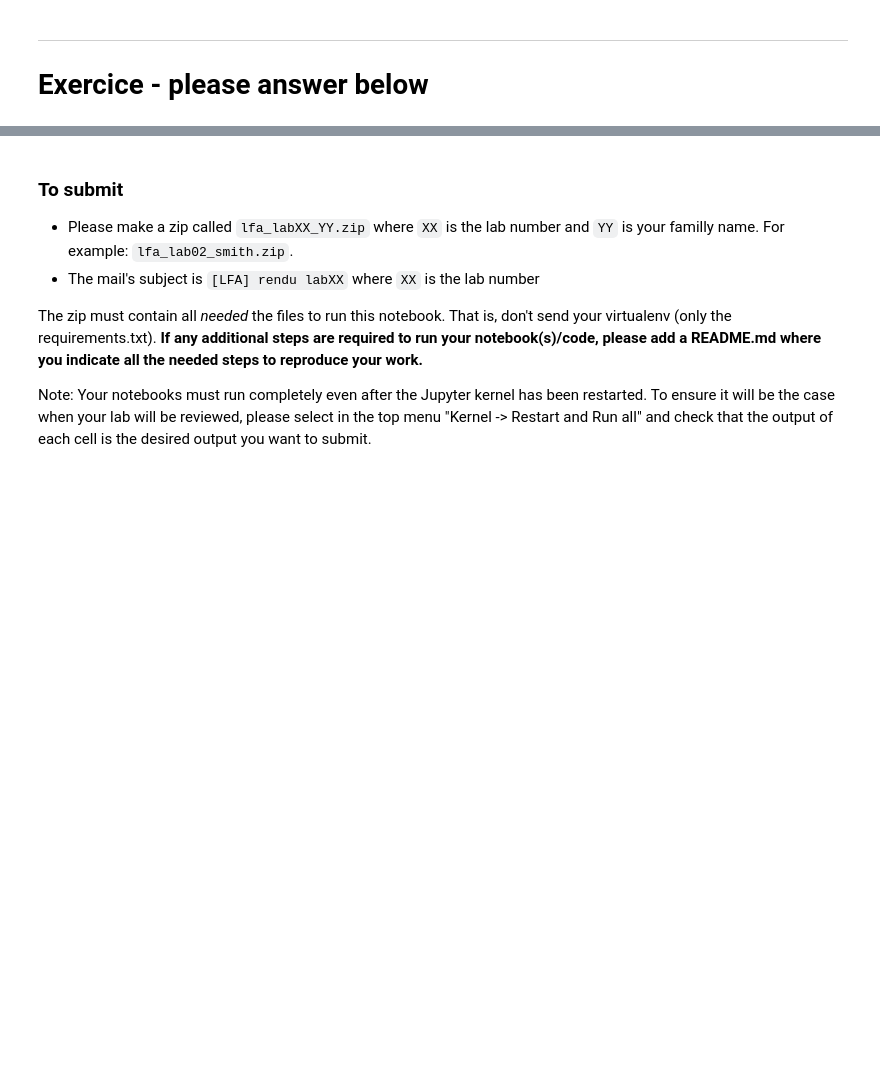
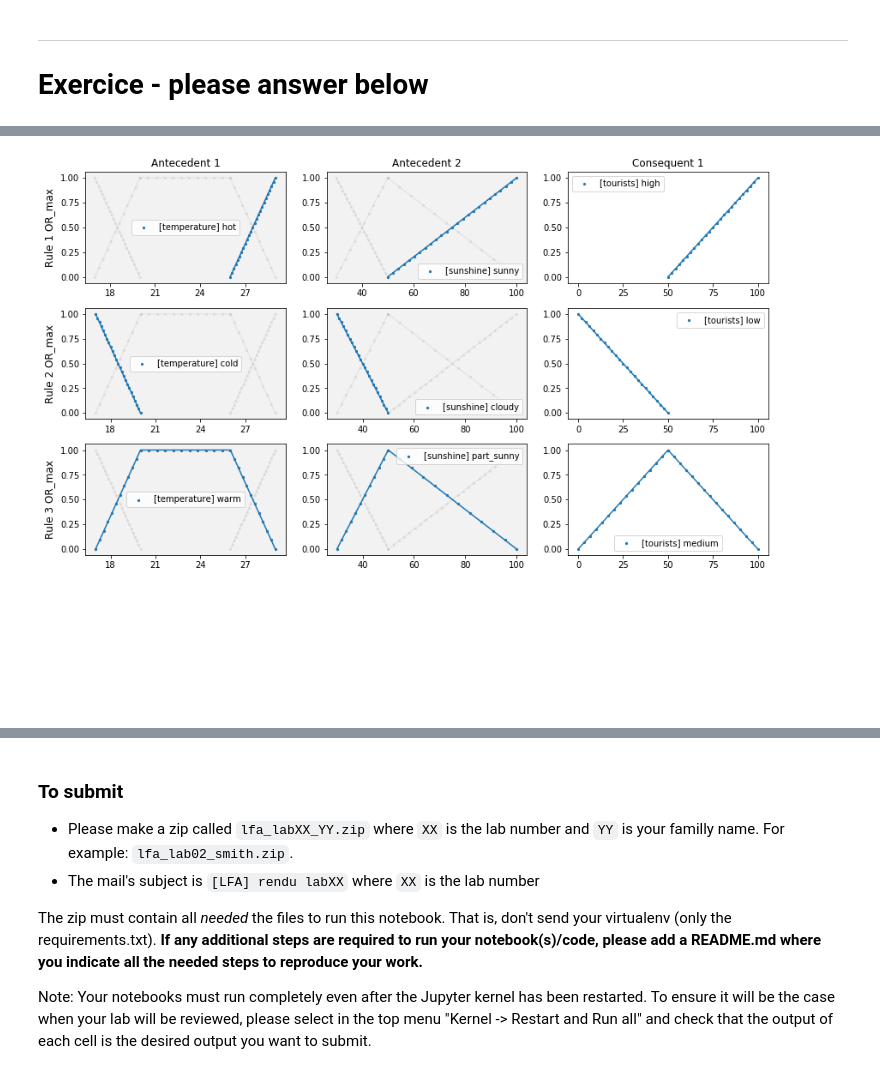
Before and after one commit to X4l1b1/LFA_Labs, a Jupyter notebook: 040_interpretability/000_interpretability.ipynb, the cells around one changed output, grey strips where cells are left out. Saved outputs shown, nothing was run; the diff lists cells and outputs as text; code cells hidden in the pictures; blank space fills up the shorter version.

```diff
--- a/040_interpretability/000_interpretability.ipynb
+++ b/040_interpretability/000_interpretability.ipynb
@@ -243,0 +281,68 @@ _add some plots here..._
+# %%
+lv_temperature = LinguisticVariable(name="temperature", ling_values_dict={
+    "cold": LinPWMF([17, 1], [20, 0]),
+    "warm": LinPWMF([17, 0], [20, 1], [26, 1], [29, 0]),
+    "hot": LinPWMF([26, 0], [29, 1])
+})
+
+lv_sunshine = LinguisticVariable(name="sunshine", ling_values_dict={
+    "cloudy": LinPWMF([30, 1], [50, 0]),
+    "part_sunny": TrapMF(p0=30, p1=50, p2=100),
+    "sunny": LinPWMF([50, 0], [100, 1])
+})
+
+#lv_tourists = LinguisticVariable(name="tourists", ling_values_dict={
+#    "low": LinPWMF([0, 1], [50, 0]),
+#    "medium": TrapMF(p0=0, p1=50, p2=100),
+#    "high": LinPWMF([50, 0], [100, 1])
+#})
+
+lv_tourists = ThreePointsLV("tourists", 0, 50, 100)
+
+r1 = FuzzyRule(
+    ants=[
+        Antecedent(lv_temperature, "hot"),
+        Antecedent(lv_sunshine, "sunny")
+    ],
+    ant_act_func=OR_max,
+    cons=[
+        Consequent(lv_tourists, "high")
+    ],
+    impl_func=MIN
+)
+
+r2 = FuzzyRule(
+    ants=[
+        Antecedent(lv_temperature, "cold"),
+        Antecedent(lv_sunshine, "cloudy")
+    ],
+    ant_act_func=OR_max,
+    cons=[
+        Consequent(lv_tourists, "low"),
+    ],
+    impl_func=MIN
+)
+
+
+r3 = FuzzyRule(
+    ants=[
+        Antecedent(lv_temperature, "warm"),
+        Antecedent(lv_sunshine, "part_sunny")
+    ],
+    ant_act_func=OR_max,
+    cons=[
+        Consequent(lv_tourists, "medium"),
+    ],
+    impl_func=MIN
+)
+
+fis = FIS(
+        aggr_func=np.max,
+        defuzz_func=COA_func,
+        rules=[r1, r2, r3]
+)
+
+fisv = FISViewer(fis, figsize=(12, 10))
+fisv.show()
+# %% [output]
+[figure, added]
```
Also changed, not shown: parts of 11 cells of this notebook.
